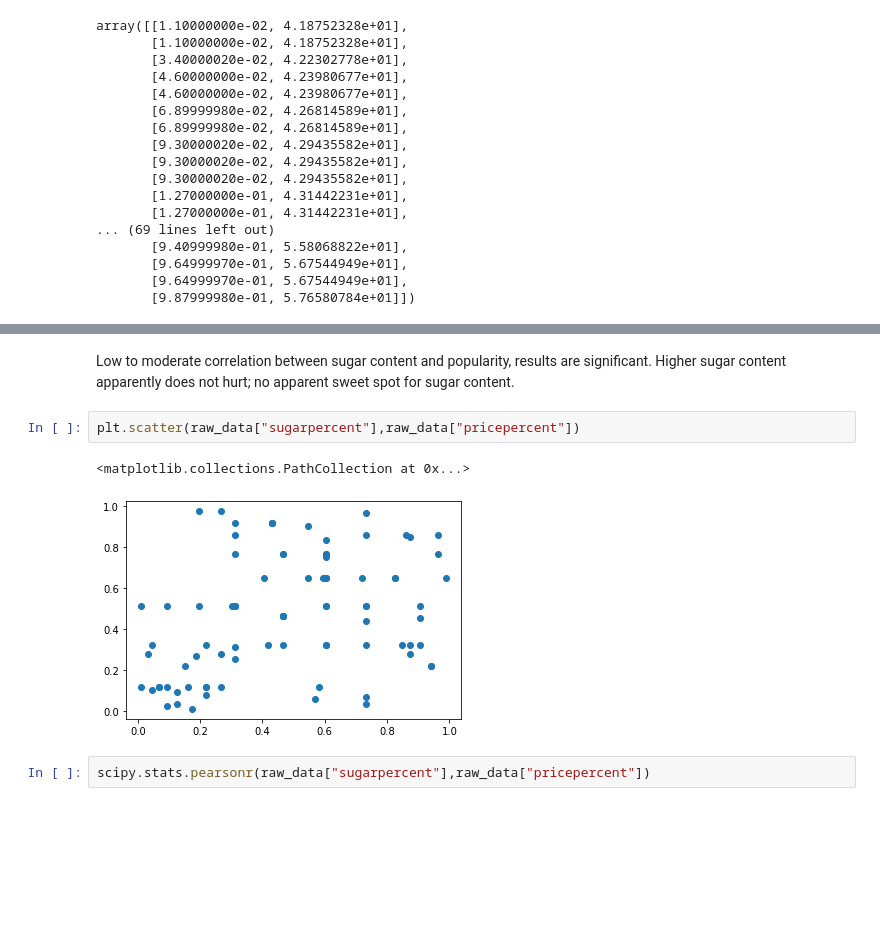
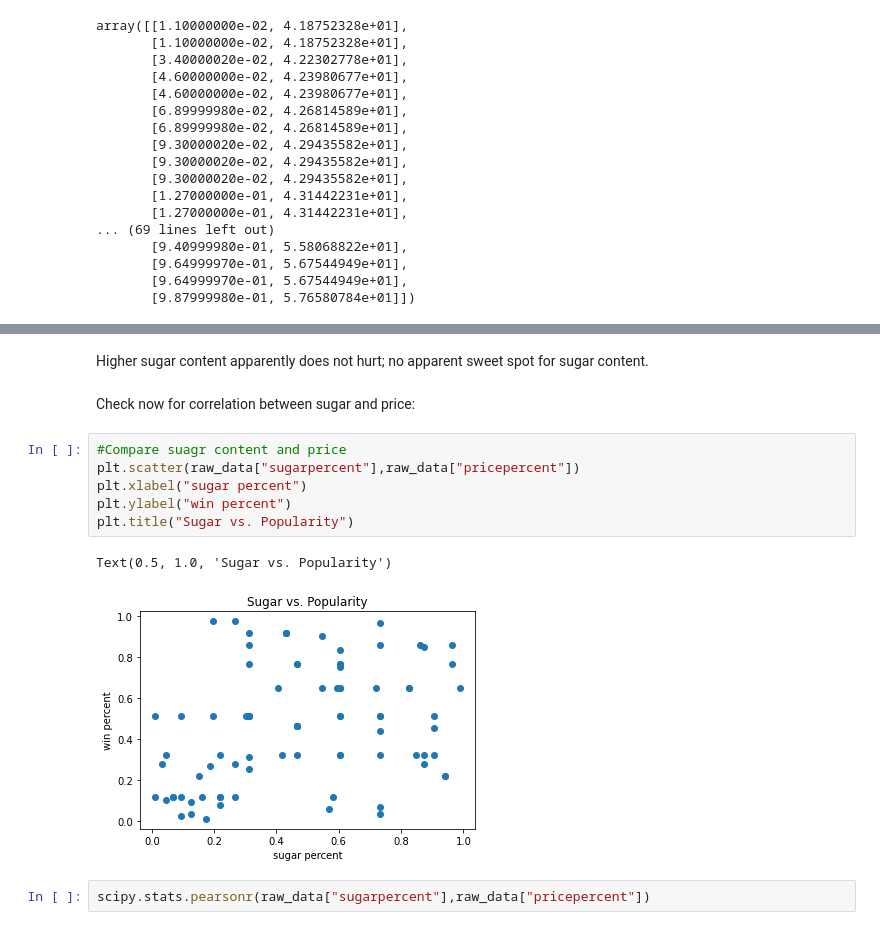
Before and after one commit to michelekorosec/CandyPopularity, a Jupyter notebook: CandyPopularity.ipynb, the cells around one changed output, grey strips where cells are left out. Saved outputs shown, nothing was run; the diff lists cells and outputs as text; blank space fills up the shorter version.

```diff
--- a/CandyPopularity.ipynb
+++ b/CandyPopularity.ipynb
@@ -154,12 +180,18 @@ fig.tight_layout()
 # %% [output]
 [figure]
 # %% [markdown]
-Low to moderate correlation between sugar content and popularity, results are significant. Higher sugar content apparently does not hurt; no apparent sweet spot for sugar content.
+Higher sugar content apparently does not hurt; no apparent sweet spot for sugar content.
-# %%
-plt.scatter(raw_data["sugarpercent"],raw_data["pricepercent"])
-# %% [output]
-<matplotlib.collections.PathCollection at 0x...>
-[figure, removed]
+# %% [markdown]
+Check now for correlation between sugar and price:
+# %%
+#Compare suagr content and price
+plt.scatter(raw_data["sugarpercent"],raw_data["pricepercent"])
+plt.xlabel("sugar percent")
+plt.ylabel("win percent")
+plt.title("Sugar vs. Popularity")
+# %% [output]
+Text(0.5, 1.0, 'Sugar vs. Popularity')
+[figure, added]
 # %%
 scipy.stats.pearsonr(raw_data["sugarpercent"],raw_data["pricepercent"])
 # %% [output]
```
Also changed, not shown: parts of 58 cells of this notebook.
